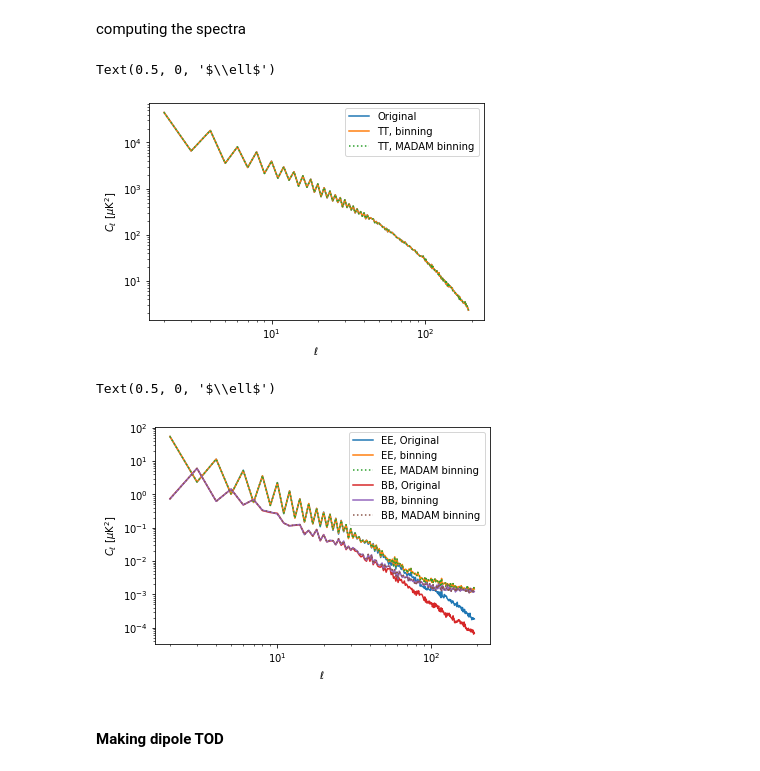
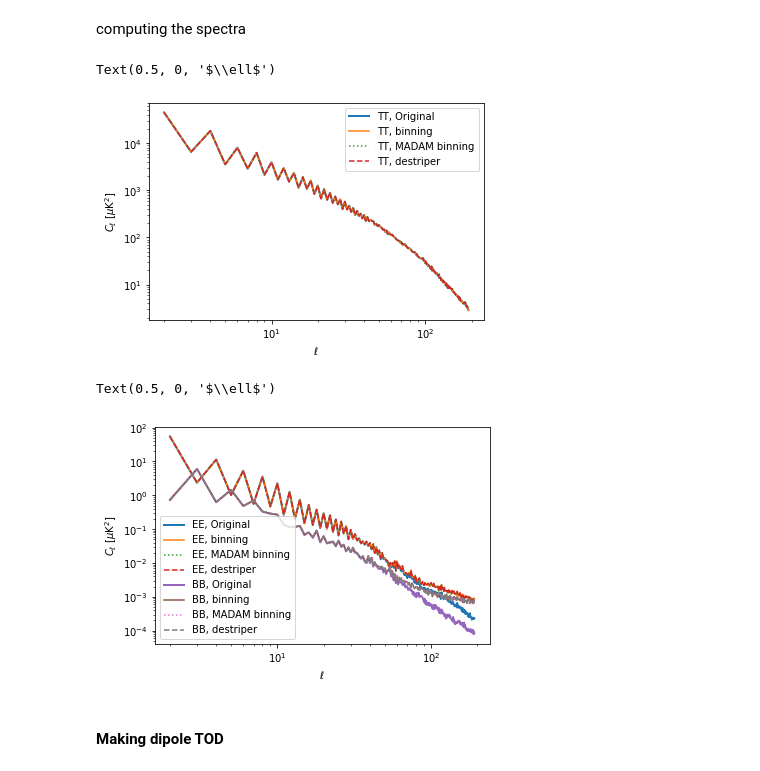
Before and after one commit to litebird/litebird_sim, a Jupyter notebook: notebooks/litebird_sim_example.ipynb, the cells around one changed output. Saved outputs shown, nothing was run; the diff lists cells and outputs as text; code cells hidden in the pictures.

Commit message:
notebook updated with destriper and using IMO v1.3

```diff
--- a/notebooks/litebird_sim_example.ipynb
+++ b/notebooks/litebird_sim_example.ipynb
@@ -295,7 +298,7 @@ param_noise_madam = lbs.DestriperParameters(
     baseline_length=100,  # Since each sample lasts 1s, we are using a baseline of length 100 s
     return_hit_map=True,
     return_binned_map=True,
-    return_destriped_map=False,
+    return_destriped_map=True,
     coordinate_system=lbs.coordinates.CoordinateSystem.Galactic,
     iter_max=10,
 )
@@ -330,11 +339,13 @@ for i_obs, obs in enumerate(sim.observations):
     )
 # %%
 m_noise_madam_bin = result.binned_map
+m_noise_destr = result.destriped_map
 # %% [markdown]
 As a few pixels might have been left out of the map because of the scanning strategy, we set them to `NaN`:
 # %%
 mask = (result.hit_map == 0) | (result.binned_map == 0.0)
 m_noise_madam_bin[mask] = np.NaN
+m_noise_destr[mask] = np.NaN
 m_noise_bin[mask] = np.NaN
 # %% [markdown]
 Let's give a quick look at the difference between the binned map of `make_bin_map` and MADAM. They agree pretty well
@@ -347,39 +366,43 @@ hp.mollview((m_noise_bin - m_noise_madam_bin)[1])
 # %% [markdown]
 computing the spectra
 # %%
-cl_map_original = hp.anafast(maps["M1-140"])
+cl_map_original = hp.anafast(maps["L4-140"])
 cl_map_noise_bin = hp.anafast(m_noise_bin)
 cl_map_noise_madam_bin = hp.anafast(m_noise_madam_bin)
+cl_map_noise_destr = hp.anafast(m_noise_destr)
 # %%
 ell = np.arange(cl_map_noise_bin[0].size)
-plt.loglog(ell[2:], cl_map_original[0, 2:] * 1e12, label="Original")
+plt.loglog(ell[2:], cl_map_original[0, 2:] * 1e12, lw = 2, label="TT, Original")
 plt.loglog(ell[2:], cl_map_noise_bin[0, 2:] * 1e12, label="TT, binning")
 plt.loglog(
     ell[2:], cl_map_noise_madam_bin[0, 2:] * 1e12, label="TT, MADAM binning", ls=":"
 )
+plt.loglog(ell[2:], cl_map_noise_destr[0, 2:] * 1e12, label="TT, destriper", ls="--")
 plt.legend()
 plt.ylabel(r"$C_{\ell}$ [$\mu$K$^2$]")
 plt.xlabel(r"$\ell$")
 # %% [output]
 Text(0.5, 0, '$\\ell$')
-[figure, old version]
+[figure, new version]
 # %%
-plt.loglog(ell[2:], cl_map_original[1, 2:] * 1e12, label="EE, Original")
+plt.loglog(ell[2:], cl_map_original[1, 2:] * 1e12, lw = 2, label="EE, Original")
 plt.loglog(ell[2:], cl_map_noise_bin[1, 2:] * 1e12, label="EE, binning")
 plt.loglog(
     ell[2:], cl_map_noise_madam_bin[1, 2:] * 1e12, label="EE, MADAM binning", ls=":"
 )
-plt.loglog(ell[2:], cl_map_original[2, 2:] * 1e12, label="BB, Original")
+plt.loglog(ell[2:], cl_map_noise_destr[1, 2:] * 1e12, label="EE, destriper", ls="--")
+plt.loglog(ell[2:], cl_map_original[2, 2:] * 1e12, lw = 2, label="BB, Original")
 plt.loglog(ell[2:], cl_map_noise_bin[2, 2:] * 1e12, label="BB, binning")
 plt.loglog(
     ell[2:], cl_map_noise_madam_bin[2, 2:] * 1e12, label="BB, MADAM binning", ls=":"
 )
+plt.loglog(ell[2:], cl_map_noise_destr[2, 2:] * 1e12, label="BB, destriper", ls="--")
 plt.legend()
 plt.ylabel(r"$C_{\ell}$ [$\mu$K$^2$]")
 plt.xlabel(r"$\ell$")
 # %% [output]
 Text(0.5, 0, '$\\ell$')
-[figure, old version]
+[figure, new version]
 # %% [markdown]
 #### Making dipole TOD
 # %%
```
Also changed, not shown: parts of 14 cells of this notebook.
